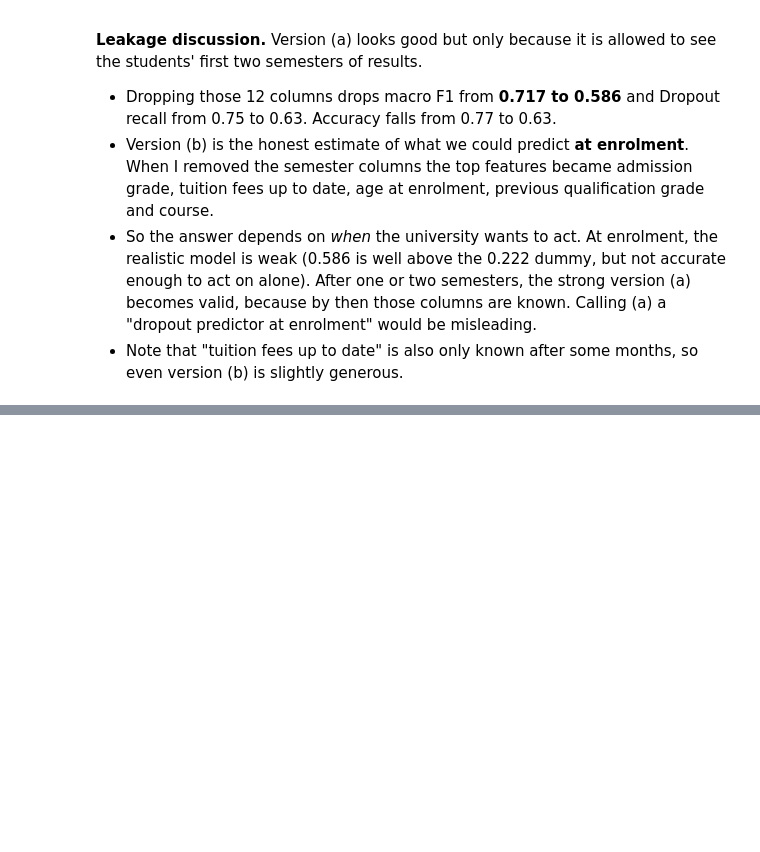
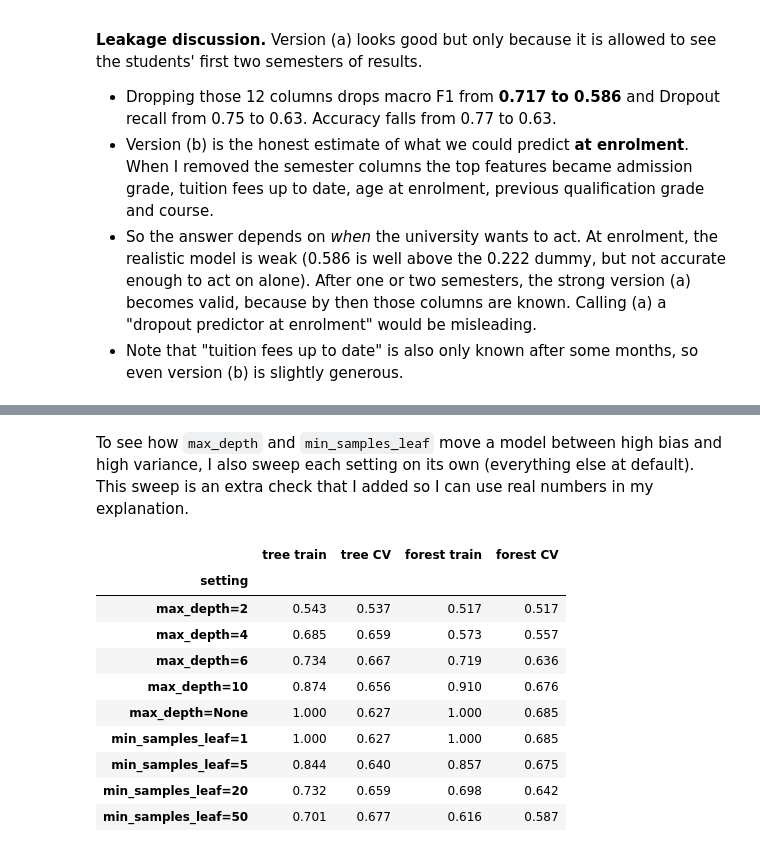
Before and after one commit to Mishiez/learning-patterns-ml, a Jupyter notebook: j1-supervised-unsupervised/notebooks/01_supervised_student_dropout.ipynb, the cells around one changed output, grey strips where cells are left out. Saved outputs shown, nothing was run; the diff lists cells and outputs as text; code cells hidden in the pictures; blank space fills up the shorter version.

```diff
--- a/j1-supervised-unsupervised/notebooks/01_supervised_student_dropout.ipynb
+++ b/j1-supervised-unsupervised/notebooks/01_supervised_student_dropout.ipynb
@@ -537,0 +656,39 @@ plt.show()
+# %% [markdown]
+To see how `max_depth` and `min_samples_leaf` move a model between high bias and high variance, I also sweep each setting on its own (everything else at default). This sweep is an extra check that I added so I can use real numbers in my explanation.
+# %%
+sweep_rows = []
+
+# max_depth: small = simple model, None = unlimited
+for depth in [2, 4, 6, 10, None]:
+    tree_train, tree_cv = train_and_cv_f1(DecisionTreeClassifier(max_depth=depth, random_state=42), X_train)
+    forest_train, forest_cv = train_and_cv_f1(
+        RandomForestClassifier(max_depth=depth, random_state=42), X_train
+    )
+    sweep_rows.append({"setting": f"max_depth={depth}",
+                       "tree train": tree_train, "tree CV": tree_cv,
+                       "forest train": forest_train, "forest CV": forest_cv})
+
+# min_samples_leaf: big = simple model, 1 = every leaf may hold a single student
+for leaf in [1, 5, 20, 50]:
+    tree_train, tree_cv = train_and_cv_f1(DecisionTreeClassifier(min_samples_leaf=leaf, random_state=42), X_train)
+    forest_train, forest_cv = train_and_cv_f1(
+        RandomForestClassifier(min_samples_leaf=leaf, random_state=42), X_train
+    )
+    sweep_rows.append({"setting": f"min_samples_leaf={leaf}",
+                       "tree train": tree_train, "tree CV": tree_cv,
+                       "forest train": forest_train, "forest CV": forest_cv})
+
+sweep = pd.DataFrame(sweep_rows).set_index("setting").round(3)
+sweep
+# %% [output]
+|  | tree train | tree CV | forest train | forest CV |
+| setting |  |  |  |  |
+| max_depth=2 | 0.543 | 0.537 | 0.517 | 0.517 |
+| max_depth=4 | 0.685 | 0.659 | 0.573 | 0.557 |
+| max_depth=6 | 0.734 | 0.667 | 0.719 | 0.636 |
+| max_depth=10 | 0.874 | 0.656 | 0.910 | 0.676 |
+| max_depth=None | 1.000 | 0.627 | 1.000 | 0.685 |
+| min_samples_leaf=1 | 1.000 | 0.627 | 1.000 | 0.685 |
+| min_samples_leaf=5 | 0.844 | 0.640 | 0.857 | 0.675 |
+| min_samples_leaf=20 | 0.732 | 0.659 | 0.698 | 0.642 |
+| min_samples_leaf=50 | 0.701 | 0.677 | 0.616 | 0.587 |
```
Also changed, not shown: parts of 8 cells of this notebook, 2 other files.
